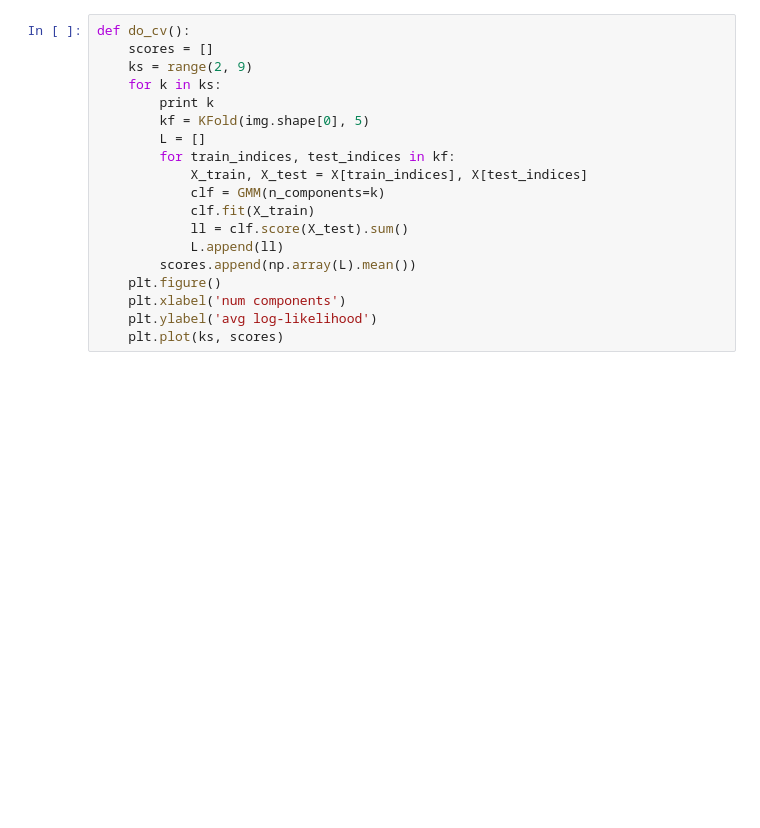
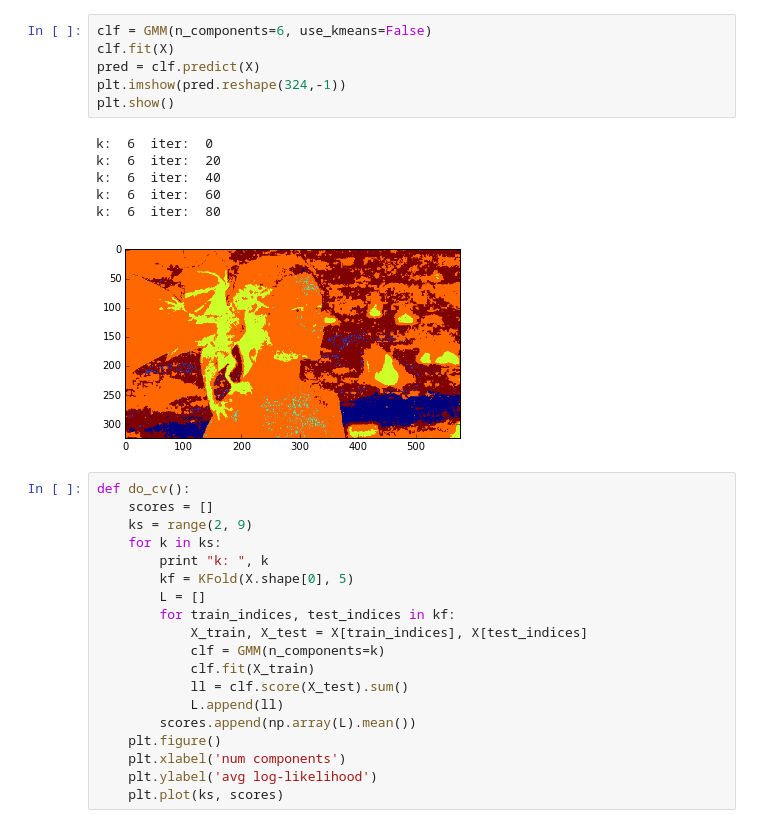
Before and after one commit to npow/McGill, a Jupyter notebook: q1.ipynb, the cells around one changed output. Cells and saved outputs as stored; diff of their text form; blank space fills up the shorter version.

```diff
--- a/q1.ipynb
+++ b/q1.ipynb
@@ -18,10 +175,23 @@ plt.imshow(pred.reshape(324,-1))
+# %%
+clf = GMM(n_components=6, use_kmeans=False)
+clf.fit(X)
+pred = clf.predict(X)
+plt.imshow(pred.reshape(324,-1))
+plt.show()
+# %% [output]
+k:  6  iter:  0
+k:  6  iter:  20
+k:  6  iter:  40
+k:  6  iter:  60
+k:  6  iter:  80
+[figure, added]
 # %%
 def do_cv():
     scores = []
     ks = range(2, 9)
     for k in ks:
-        print k
-        kf = KFold(img.shape[0], 5)
+        print "k: ", k
+        kf = KFold(X.shape[0], 5)
         L = []
         for train_indices, test_indices in kf:
             X_train, X_test = X[train_indices], X[test_indices]
```
Also changed, not shown: parts of 7 cells of this notebook, 1 other file.
